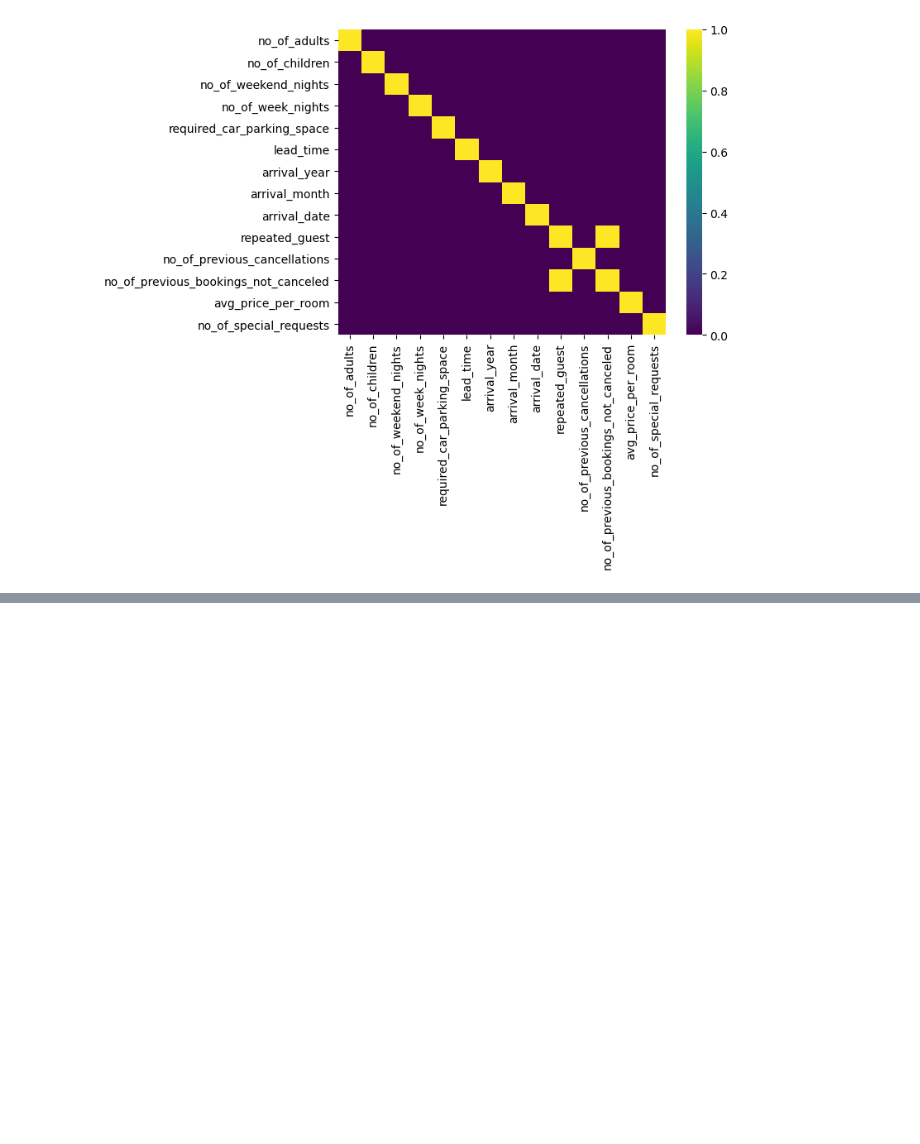
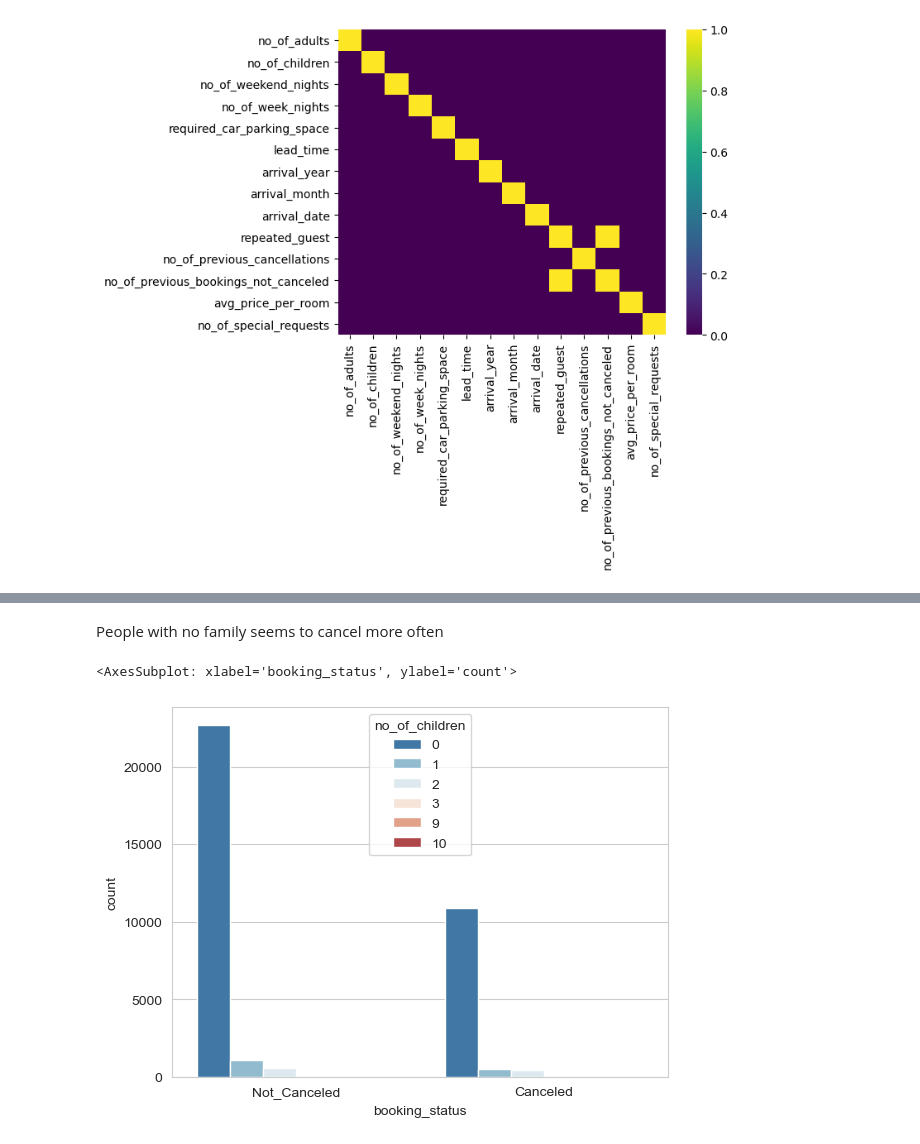
Before and after one commit to meiyun1995/simple-nn-classification, a Jupyter notebook: EDA_hotel_reservation.ipynb, the cells around one changed output, grey strips where cells are left out. Drawn from its saved outputs; the diff is of its cells as text; code cells hidden in the pictures; blank space fills up the shorter version.

```diff
--- a/EDA_hotel_reservation.ipynb
+++ b/EDA_hotel_reservation.ipynb
@@ -64,0 +74,8 @@ sns.heatmap(df.corr()>0.5, annot=False, cmap='viridis')
+# %% [markdown]
+People with no family seems to cancel more often
+# %%
+sns.set_style('whitegrid')
+sns.countplot(x='booking_status', hue='no_of_children', data=df, palette='RdBu_r')
+# %% [output]
+<AxesSubplot: xlabel='booking_status', ylabel='count'>
+[figure, added]
```
Also changed, not shown: parts of 18 cells of this notebook, 1 other file.
